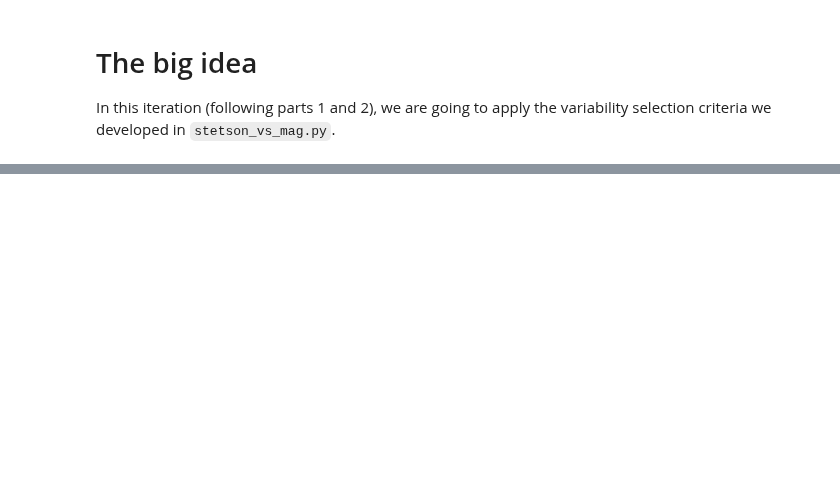
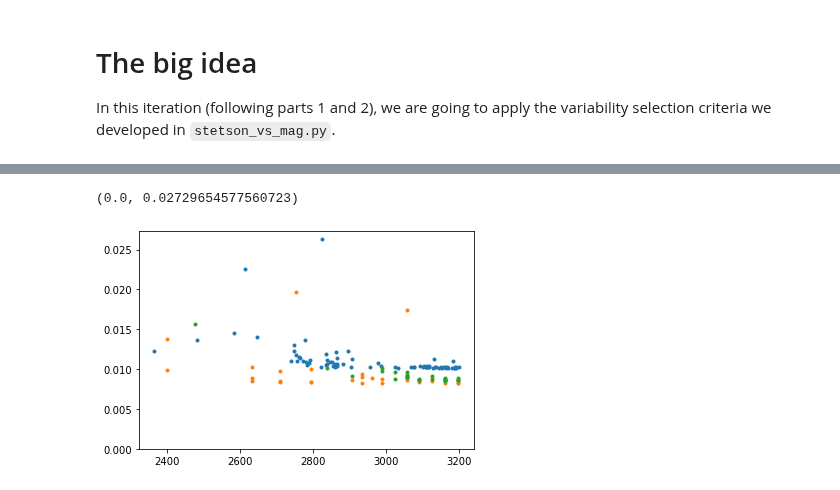
Before and after one commit to tomr-stargazer/Variability_Project_2020, a Jupyter notebook: wuvars/analysis/prototypes/Prototyping all variables (part 3).ipynb, the cells around one changed output, grey strips where cells are left out. Cells and saved outputs as stored; diff of their text form; code cells hidden in the pictures; blank space fills up the shorter version.

```diff
--- a/wuvars/analysis/prototypes/Prototyping all variables (part 3).ipynb
+++ b/wuvars/analysis/prototypes/Prototyping all variables (part 3).ipynb
@@ -49,0 +336,28 @@ periodic[8] = periodic_ic
+# %%
+import astropy.table
+t5 = astropy.table.Table()
+t7 = astropy.table.Table()
+t8 = astropy.table.Table()
+
+for wserv, pp, tt in zip([5,7,8], [p5, p7, p8], [t5, t7, t8]):
+
+    tt['SOURCEID'] = pp['SOURCEID']
+    tt['SpT'] = pp["SpT"]
+    tt['Teff'] = pp["Teff"]
+    tt['Period'] = pp['Period']
+    tt['Amp'] = pp['Amp']
+    tt['K_mag'] = pp['K_mag']
+    tt['K_err'] = spread['wserv'+str(wserv)]['median']['KAPERMAG3ERR'][pp['SOURCEID']]
+
+t5.write("WSERV5_periods_amplitudes_etc.txt", format='ascii.ipac')
+t7.write("WSERV7_periods_amplitudes_etc.txt", format='ascii.ipac')
+t8.write("WSERV8_periods_amplitudes_etc.txt", format='ascii.ipac')
+# %%
+plt.plot(t5['Teff'], t5['K_err'], '.')
+plt.plot(t7['Teff'], t7['K_err'], '.')
+plt.plot(t8['Teff'], t8['K_err'], '.')
+
+plt.ylim(0, None)
+# %% [output]
+(0.0, 0.02729654577560723)
+[figure, added]
```
Also changed, not shown: parts of 11 cells of this notebook.
